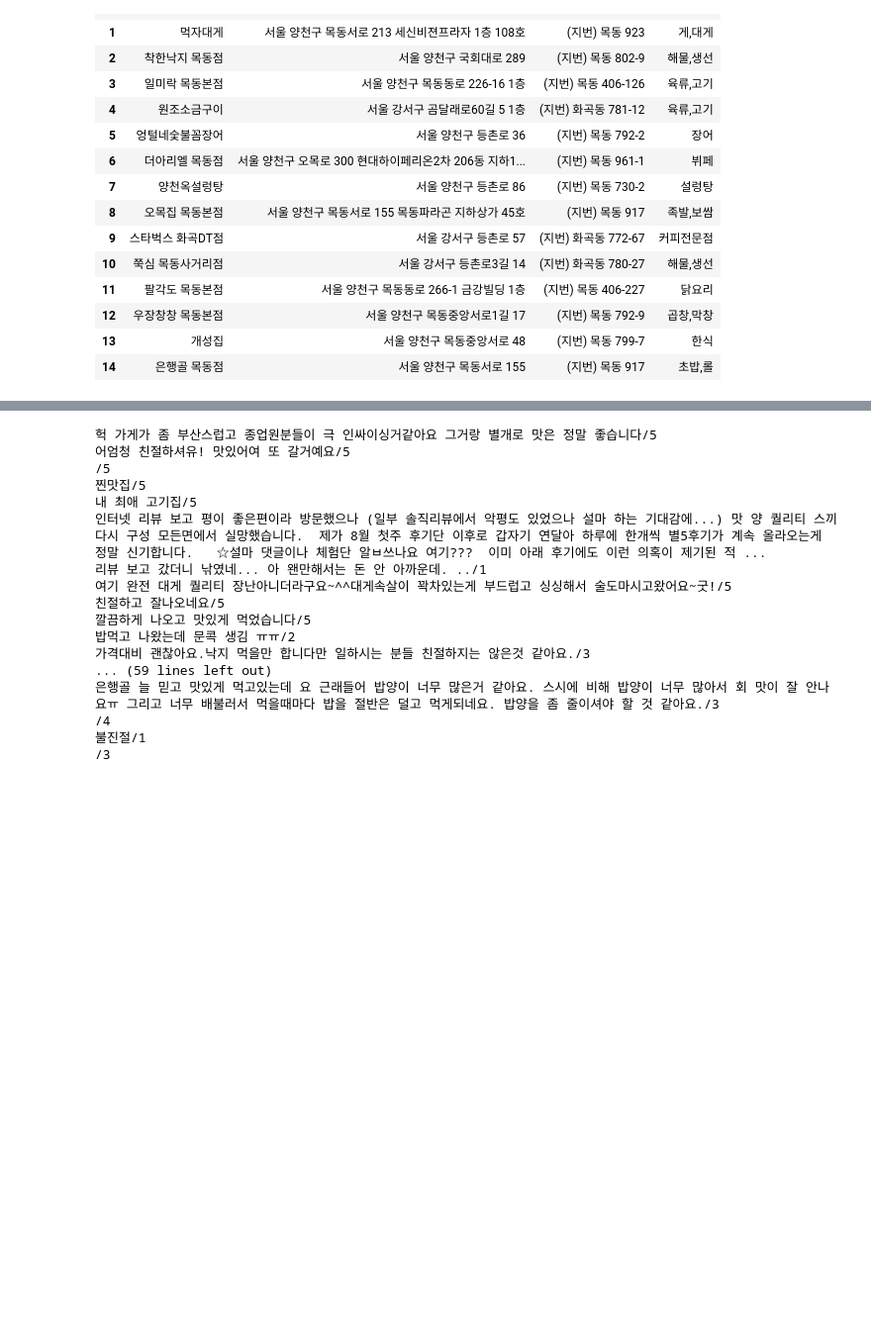
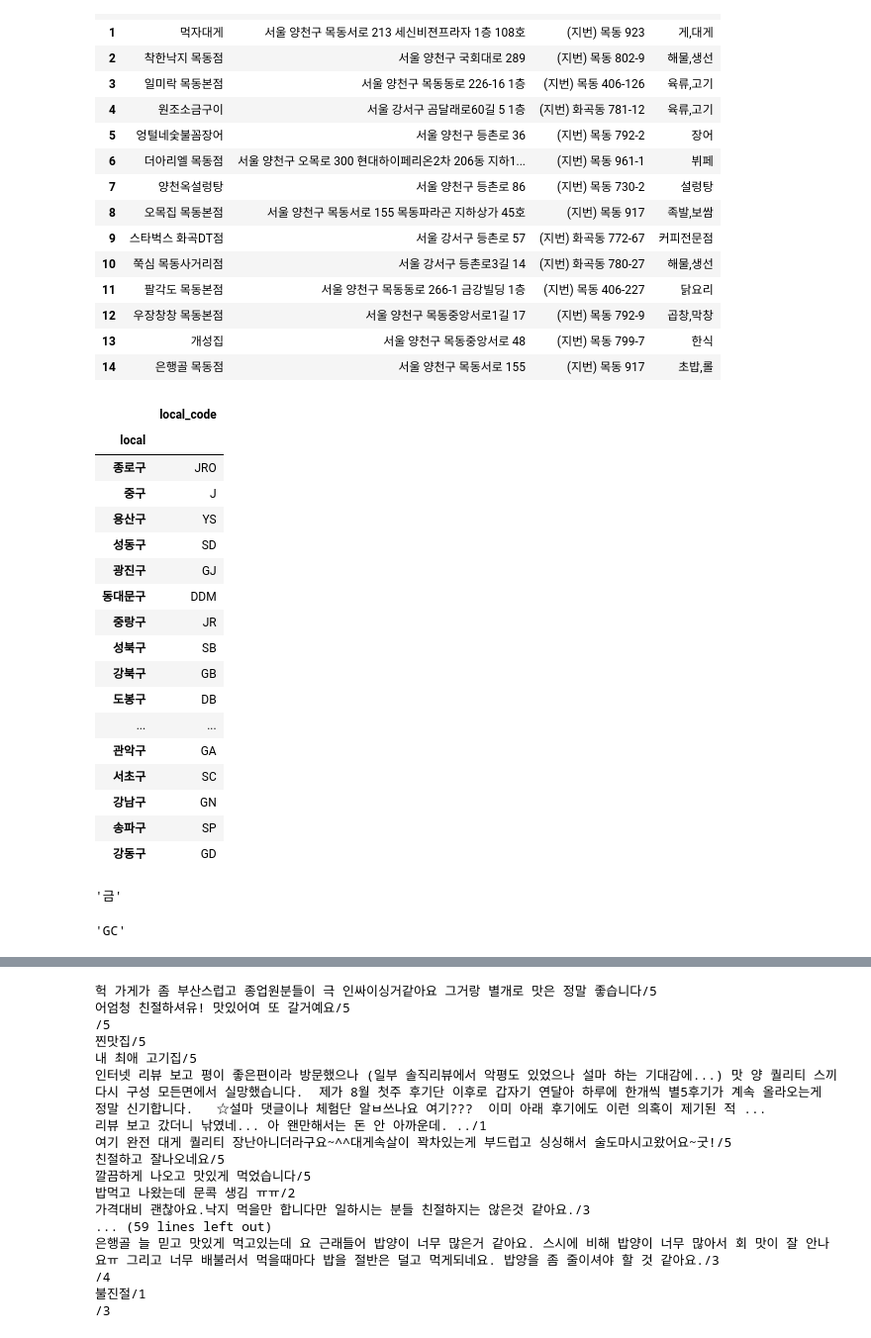
Before and after one commit to namhyemi/TIL, a Jupyter notebook: K-digit/Project2/practice.ipynb, the cells around one changed output, grey strips where cells are left out. Shown at 99% size. Saved outputs shown, nothing was run; the diff lists cells and outputs as text; code cells hidden in the pictures; blank space fills up the shorter version.

```diff
--- a/K-digit/Project2/practice.ipynb
+++ b/K-digit/Project2/practice.ipynb
@@ -159,0 +194,22 @@ restaurant_df
+# %%
+local_code = pd.read_csv('local_code.csv', encoding='utf-8', index_col = 'local')
+local_code
+# %% [output]
+|  | local_code |
+| local |  |
+| 종로구 | JRO |
+| 중구 | J |
+| 용산구 | YS |
+| 성동구 | SD |
+| 광진구 | GJ |
+| 동대문구 | DDM |
+| 중랑구 | JR |
+| 성북구 | SB |
+| 강북구 | GB |
+| 도봉구 | DB |
+| ... | ... |
+| 관악구 | GA |
+| 서초구 | SC |
+| 강남구 | GN |
+| 송파구 | SP |
+| 강동구 | GD |
@@ -159,0 +218,9 @@ restaurant_df
+# %%
+local_place = place_infos[0].split(' ')[0]
+local_place
+# %% [output]
+'금'
+# %%
+local_code.at[local_place, 'local_code']
+# %% [output]
+'GC'
```
Also changed, not shown: parts of 28 cells of this notebook, 11 other files.
